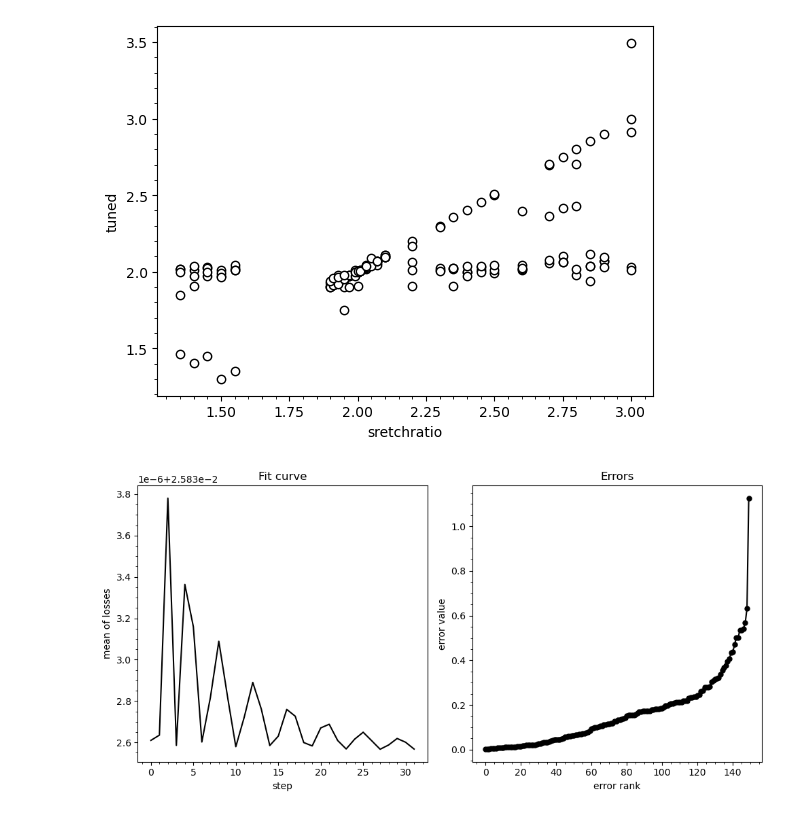
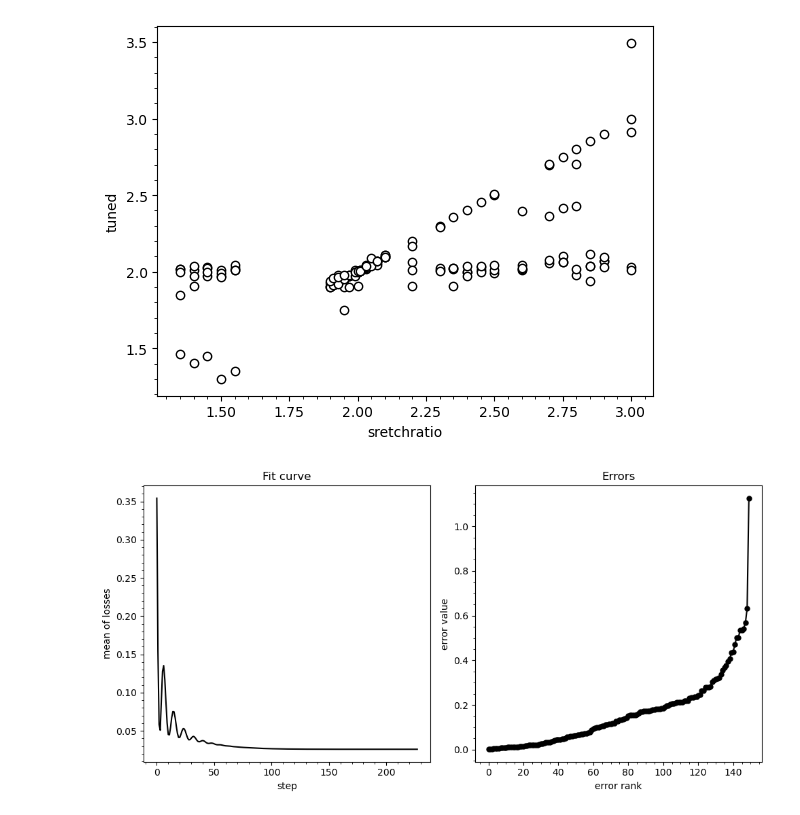
Before and after one commit to intellimath/mlgrad, a Jupyter notebook: examples/robml_book/rob_linregr_tone.ipynb, the cells around one changed output. Saved outputs shown, nothing was run; the diff lists cells and outputs as text; code cells hidden in the pictures.

```diff
--- a/examples/robml_book/rob_linregr_tone.ipynb
+++ b/examples/robml_book/rob_linregr_tone.ipynb
@@ -47,5 +48,5 @@ mod_ls2 = models.LinearModel(1)
 # %%
-regr_ls = regr.regression(Xs, Y, mod_ls, h=0.01, n_iter=5000)
+regr_ls = regr.regression(Xs, Y, mod_ls, h=0.1, n_iter=5000)
 regr.plot_losses_and_errors(regr_ls, Xs, Y)
 # %% [output]
-[figure, old version]
+[figure, new version]
```
Also changed, not shown: parts of 9 cells of this notebook, 48 other files.
